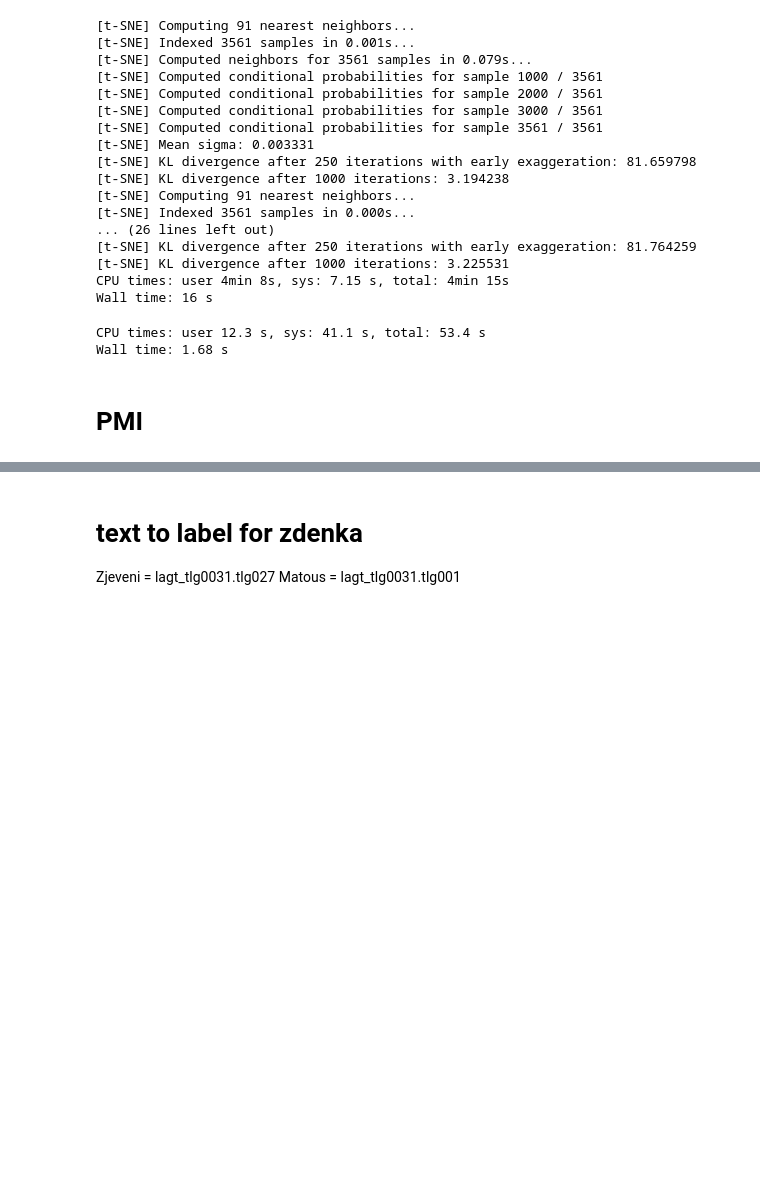
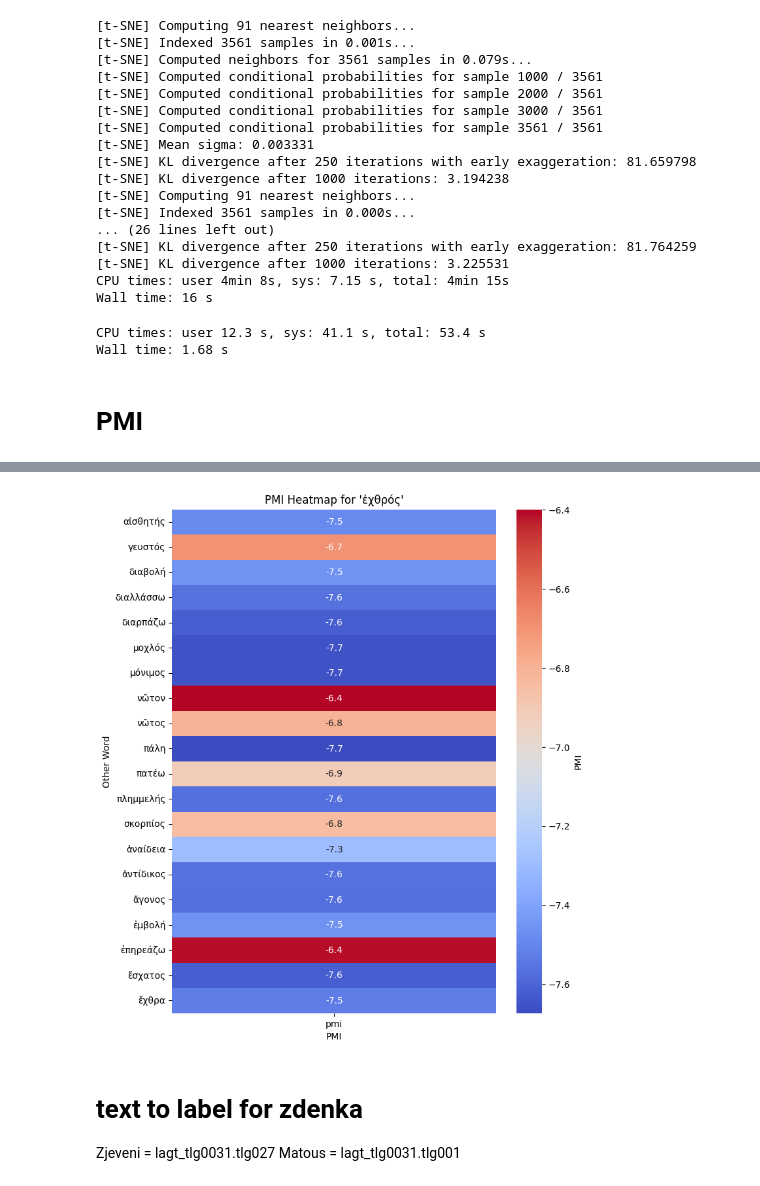
Before and after one commit to CCS-ZCU/enemy-christianity, a Jupyter notebook: scripts/1_fasttext_PMI.ipynb, the cells around one changed output, grey strips where cells are left out. Saved outputs shown, nothing was run; the diff lists cells and outputs as text; code cells hidden in the pictures; blank space fills up the shorter version.

```diff
--- a/scripts/1_fasttext_PMI.ipynb
+++ b/scripts/1_fasttext_PMI.ipynb
@@ -293,6 +312,7 @@ def compute_tfidf(sentences):
     vectorizer = TfidfVectorizer(
         #min_df=10,
         #max_features=1000,
+        vocabulary=vocab, #use common vocab
     )
     tfidf_matrix = vectorizer.fit_transform(sentences)
     feature_names = vectorizer.get_feature_names_out()
@@ -337,0 +375,8 @@ def compute_all_weighted_pmi(tfidf_data, top_n=1000):
+# %%
+pmi_results = compute_pmi(tfidf_christian_0_300)
+import pickle
+with open("../data/large-data/pmi_christian_0_300.pkl", "wb") as f:
+    pickle.dump(pmi_results, f)
+# %%
+df = pd.DataFrame(pmi_results)
+df
@@ -338,3 +397,28 @@ def compute_all_weighted_pmi(tfidf_data, top_n=1000):
+# %%
+import matplotlib.pyplot as plt
+import seaborn as sns
+
+def plot_pmi_heatmap(df, selected_word='ἐχθρός', top_n=20):
+    # Filter for pairs containing the selected word
+    mask = (df["word1"] == selected_word) | (df["word2"] == selected_word)
+    sub = df[mask].copy()
+    # Get the other word in each pair
+    sub["other"] = sub.apply(lambda row: row["word2"] if row["word1"] == selected_word else row["word1"], axis=1)
+    # Sort by PMI and select top_n
+    sub = sub.sort_values("pmi", ascending=False).head(top_n)
+    # Prepare for heatmap
+    heatmap_data = sub.pivot_table(index=["other"], values="pmi")
+    plt.figure(figsize=(8, max(4, top_n//2)))
+    sns.heatmap(heatmap_data, annot=True, cmap="coolwarm", cbar_kws={'label': 'PMI'})
+    plt.title(f"PMI Heatmap for '{selected_word}'")
+    plt.ylabel("Other Word")
+    plt.xlabel("PMI")
+    plt.show()
+
+
+plot_pmi_heatmap(df)
+# %% [output]
+[figure, added]
 # %% [markdown]
 # text to label for zdenka
 Zjeveni = lagt_tlg0031.tlg027
```
Also changed, not shown: parts of 3 cells of this notebook, 4 other files.
